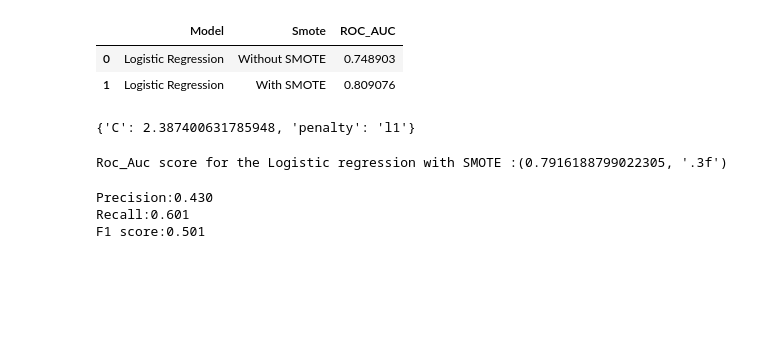
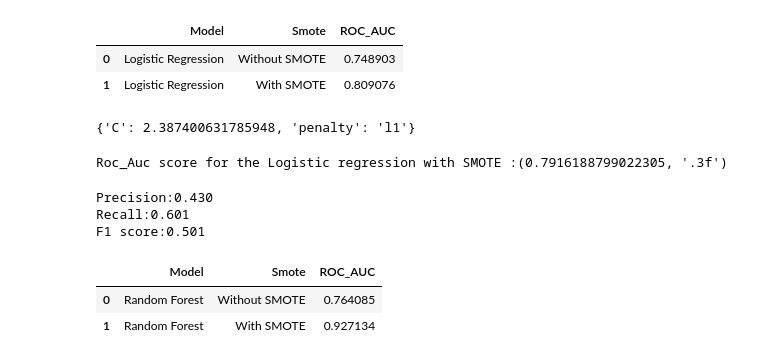
Before and after one commit to AnshRockstar/Credit-Card-Default-Analysis, a Jupyter notebook: Credit_Card_Default_Prediction_Capstone_Projectipynb.ipynb, the cells around one changed output. Drawn from its saved outputs; the diff is of its cells as text; code cells hidden in the pictures; blank space fills up the shorter version.

```diff
--- a/Credit_Card_Default_Prediction_Capstone_Projectipynb.ipynb
+++ b/Credit_Card_Default_Prediction_Capstone_Projectipynb.ipynb
@@ -555,3 +555,25 @@ precision_recall(lr_best,X_test_std,y_test)
 Precision:0.430
 Recall:0.601
 F1 score:0.501
+# %%
+def RandomForest(imbalance=False):
+   X_train, X_test, y_train, y_test=data_split(X,y,imbalance=imbalance)
+   X_train_std,X_test_std=rescaling(X_train,X_test,numerical_cols = num_cols)
+   clf_lr = RandomForestClassifier(random_state=42)
+   clf_lr.fit(X_train_std, y_train)
+   scores = cross_val_score(clf_lr, X_train_std, y_train, scoring ="roc_auc", cv = 5)
+   roc_auc_lr = np.mean(scores)
+
+   if imbalance:
+     return "Random Forest","With SMOTE",roc_auc_lr
+   else:
+     return "Random Forest","Without SMOTE",roc_auc_lr
+
+model_result=[]
+model_result.append(RandomForest())
+model_result.append(RandomForest(imbalance=True))
+pd.DataFrame(model_result,columns=['Model','Smote','ROC_AUC'])
+# %% [output]
+|  | Model | Smote | ROC_AUC |
+| 0 | Random Forest | Without SMOTE | 0.764085 |
+| 1 | Random Forest | With SMOTE | 0.927134 |
```
Also changed, not shown: parts of 3 cells of this notebook.
